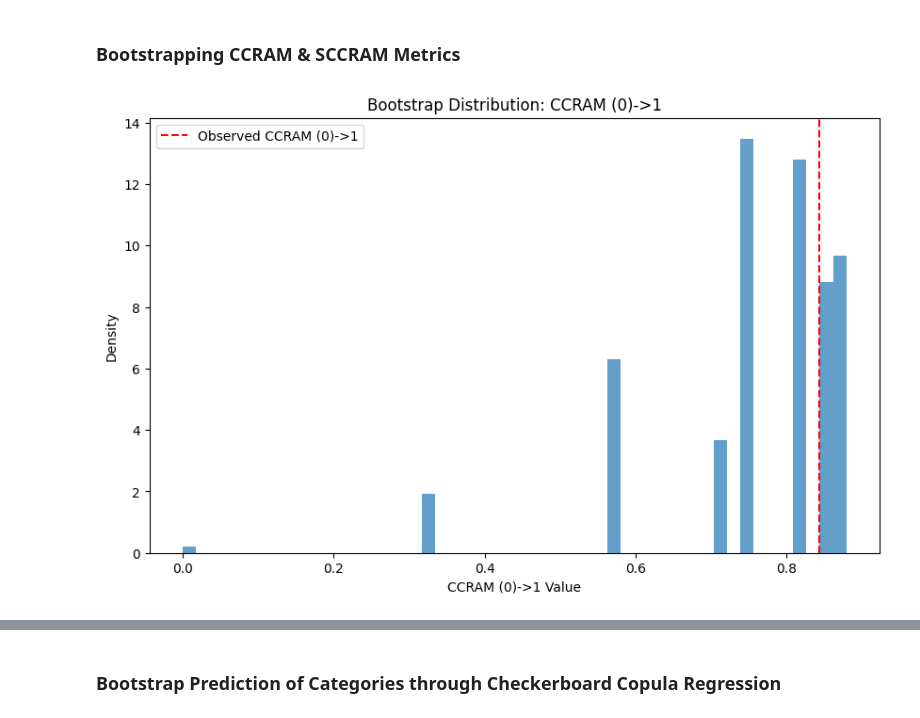
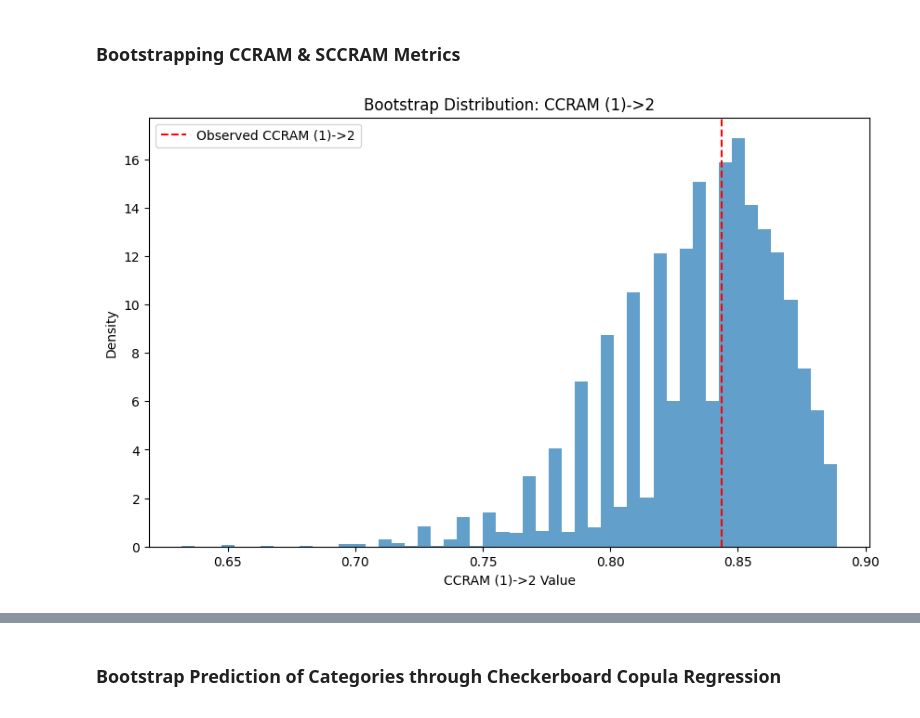
Before and after one commit to dmavani25/discopula, a Jupyter notebook: examples/jupyter/02_StatSim_Generic_Bootstrapping_and_Permutation_Tests_Usage_Demonstration.ipynb, the cells around one changed output, grey strips where cells are left out. Cells and saved outputs as stored; diff of their text form; code cells hidden in the pictures.

```diff
--- a/examples/jupyter/02_StatSim_Generic_Bootstrapping_and_Permutation_Tests_Usage_Demonstration.ipynb
+++ b/examples/jupyter/02_StatSim_Generic_Bootstrapping_and_Permutation_Tests_Usage_Demonstration.ipynb
@@ -54,15 +67,15 @@ Probability matrix P:
 ### Bootstrapping CCRAM & SCCRAM Metrics
 # %%
 ccram_result = bootstrap_ccram(
-    gen_copula=copula,
-    from_axes=[0],
-    to_axis=1,
+    contingency_table,
+    predictors=[1],
+    response=2,
     confidence_level=0.95,
     method="percentile",
     n_resamples=9999
 )
 # %% [output]
-[figure, old version]
+[figure, new version]
 # %%
 print(f"Metric Name: {ccram_result.metric_name}")
 print(f"Observed Value: {ccram_result.observed_value:.4f}")
```
Also changed, not shown: parts of 28 cells of this notebook, 6 other files.
